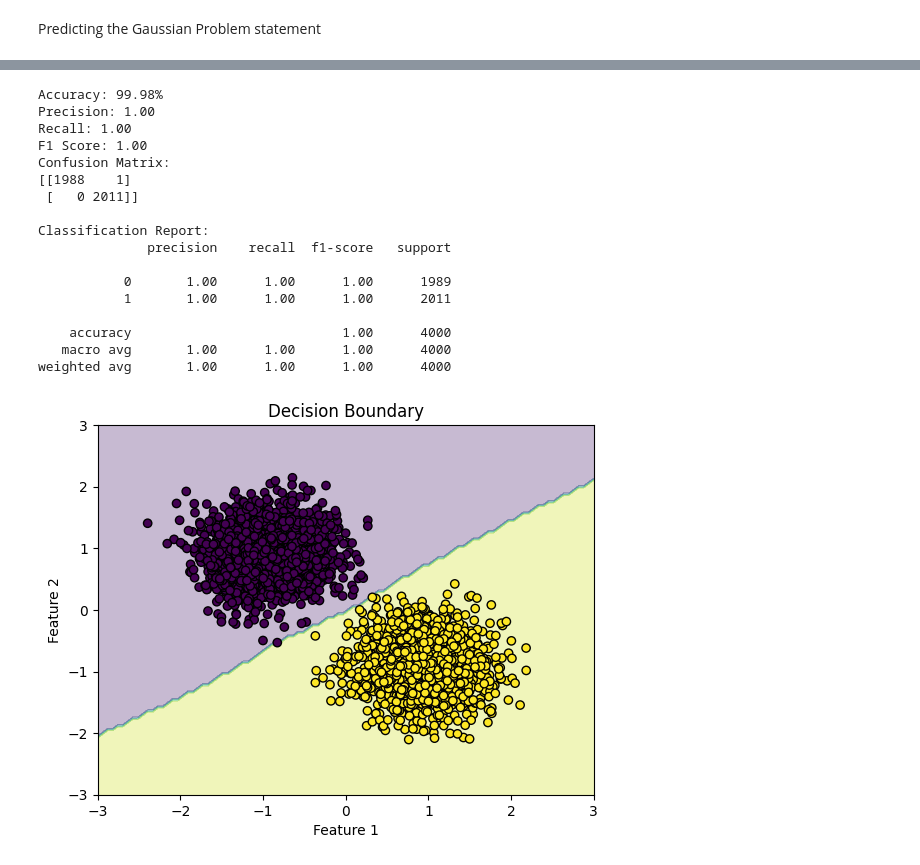
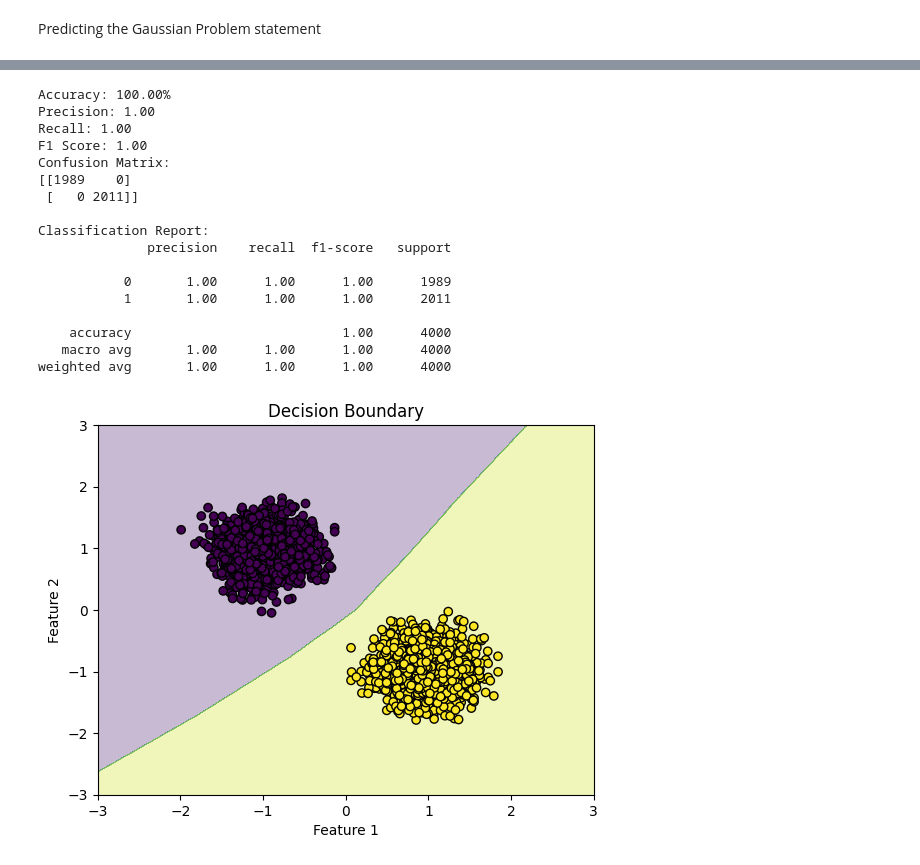
Before and after one commit to adithyasai20/hardware-aware-learning, a Jupyter notebook: plausible_PS.ipynb, the cells around one changed output, grey strips where cells are left out. Saved outputs shown, nothing was run; the diff lists cells and outputs as text; code cells hidden in the pictures.

```diff
--- a/plausible_PS.ipynb
+++ b/plausible_PS.ipynb
@@ -249,7 +249,7 @@ from sklearn.metrics import accuracy_score, precision_score, recall_score, f1_sc
 
 # Step 1: Generate Synthetic Data
 n_samples = 10000
-X, y = make_blobs(n_samples=n_samples, centers=2, cluster_std=1.5, random_state=42)
+X, y = make_blobs(n_samples=n_samples, centers=2, cluster_std=1.0, random_state=42)
 # %%
 
 # Standardize the dataset
@@ -334,35 +391,35 @@ with torch.no_grad():
     print(classification_report(y_test_tensor, predicted))
 
 # Plotting the decision boundary
-xx, yy = np.meshgrid(np.linspace(-3, 3, 100), np.linspace(-3, 3, 100))
+xx, yy = np.meshgrid(np.linspace(-3, 3, 1000), np.linspace(-3, 3, 1000))
 grid = torch.FloatTensor(np.c_[xx.ravel(), yy.ravel()])
 with torch.no_grad():
     Z = model(grid)
     _, Z = torch.max(Z.data, 1)
 Z = Z.numpy().reshape(xx.shape)
 
 plt.contourf(xx, yy, Z, alpha=0.3)
 plt.scatter(X_test[:, 0], X_test[:, 1], c=y_test, edgecolors='k')
 plt.title('Decision Boundary')
 plt.xlabel('Feature 1')
 plt.ylabel('Feature 2')
 plt.show()
 # %% [output]
-Accuracy: 99.98%
+Accuracy: 100.00%
 Precision: 1.00
 Recall: 1.00
 F1 Score: 1.00
 Confusion Matrix:
-[[1988    1]
+[[1989    0]
  [   0 2011]]
 
 Classification Report:
               precision    recall  f1-score   support
 
            0       1.00      1.00      1.00      1989
            1       1.00      1.00      1.00      2011
 
     accuracy                           1.00      4000
    macro avg       1.00      1.00      1.00      4000
 weighted avg       1.00      1.00      1.00      4000
-[figure, old version]
+[figure, new version]
```
Also changed, not shown: parts of 3 cells of this notebook, 1 other file.
